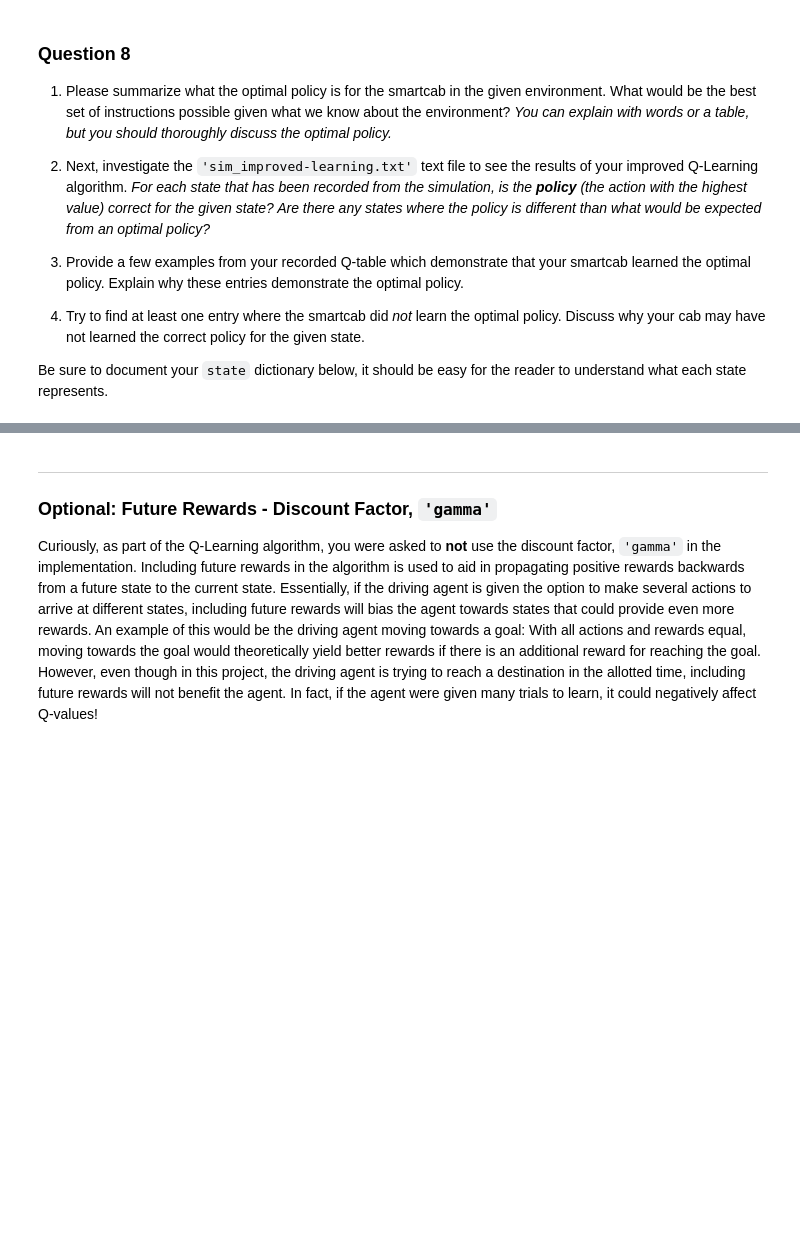
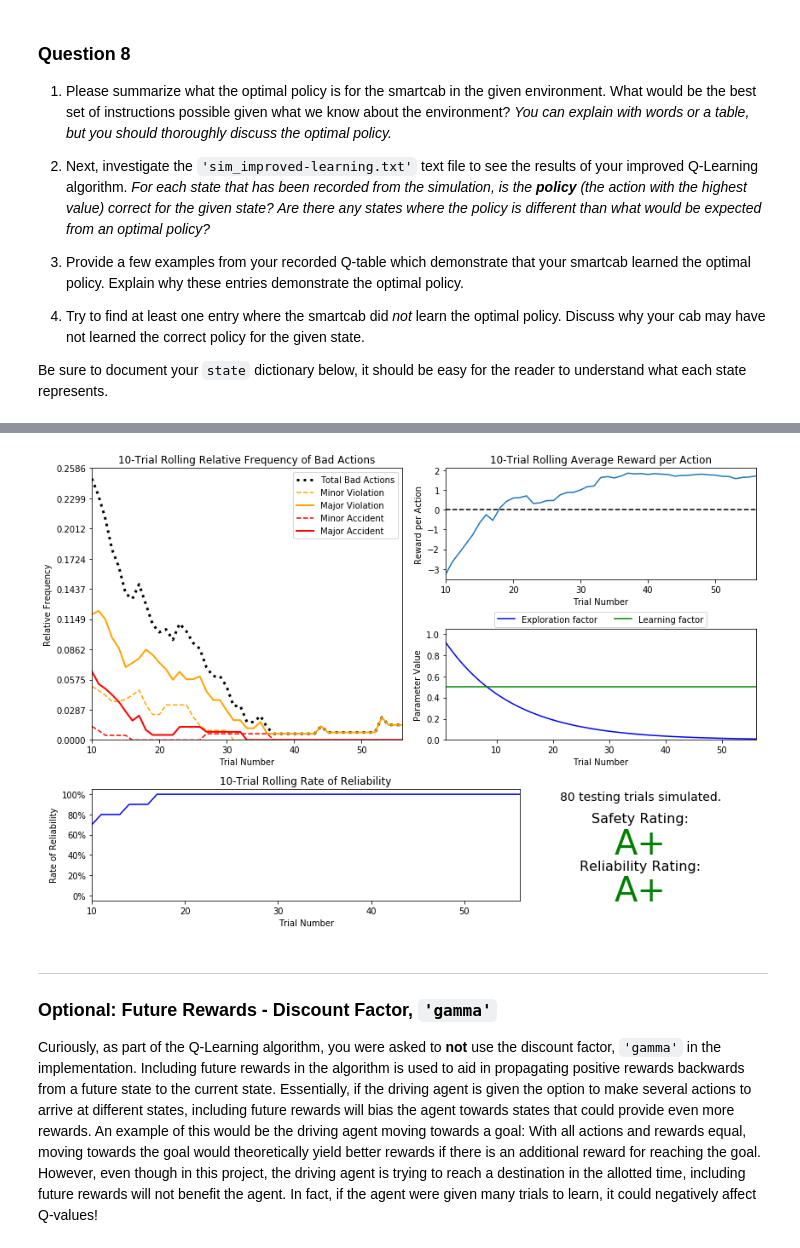
Before and after one commit to brayan07/machine-learning, a Jupyter notebook: projects/smartcab/smartcab.ipynb, the cells around one changed output, grey strips where cells are left out. Cells and saved outputs as stored; diff of their text form; code cells hidden in the pictures; blank space fills up the shorter version.

```diff
--- a/projects/smartcab/smartcab.ipynb
+++ b/projects/smartcab/smartcab.ipynb
@@ -449,3 +470,7 @@ Otherwise, it takes the right turn.
+# %%
+vs.plot_trials('sim_improved-learning.csv')
+# %% [output]
+[figure, added]
 # %% [markdown]
 -----
 ### Optional: Future Rewards - Discount Factor, `'gamma'`
```
Also changed, not shown: parts of 17 cells of this notebook.
